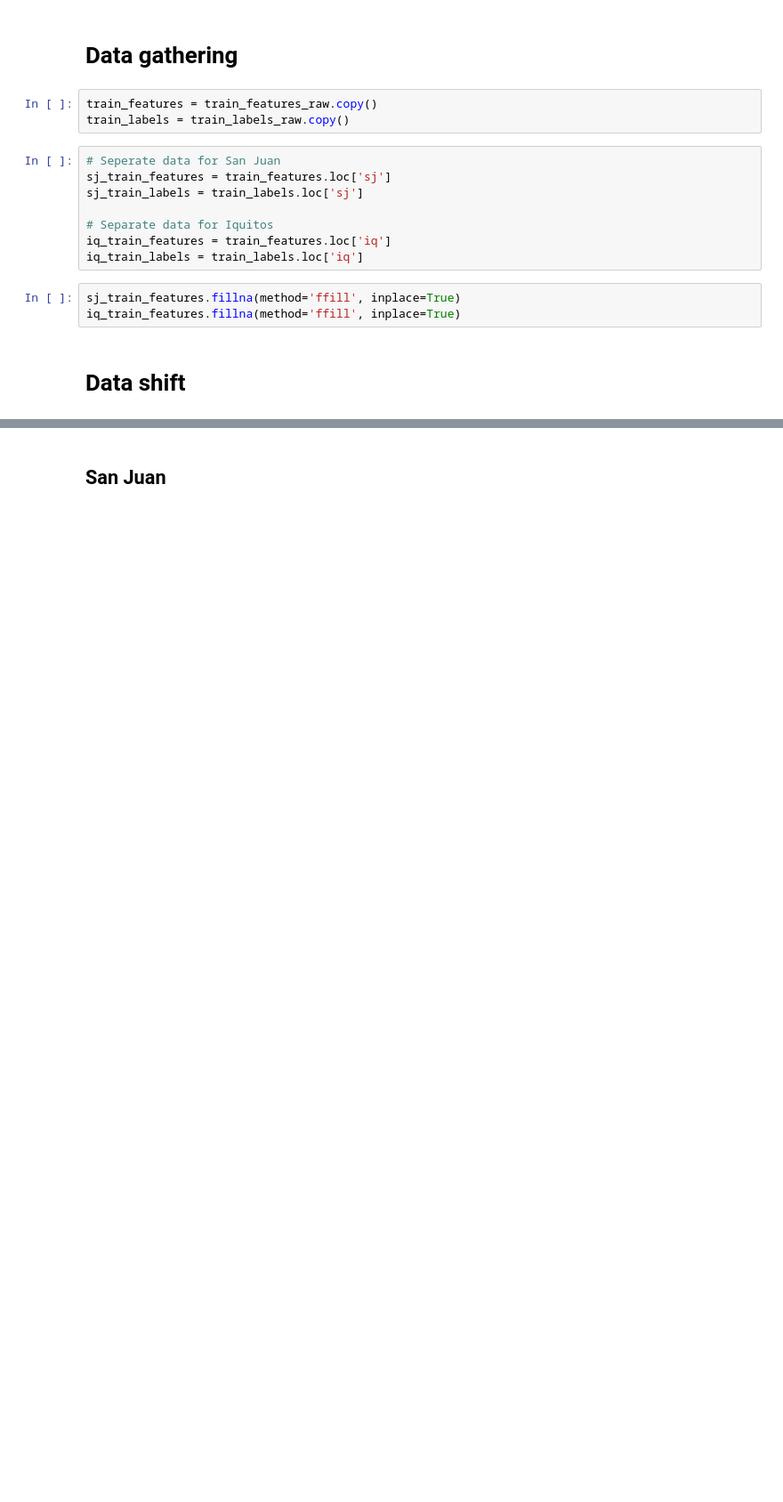
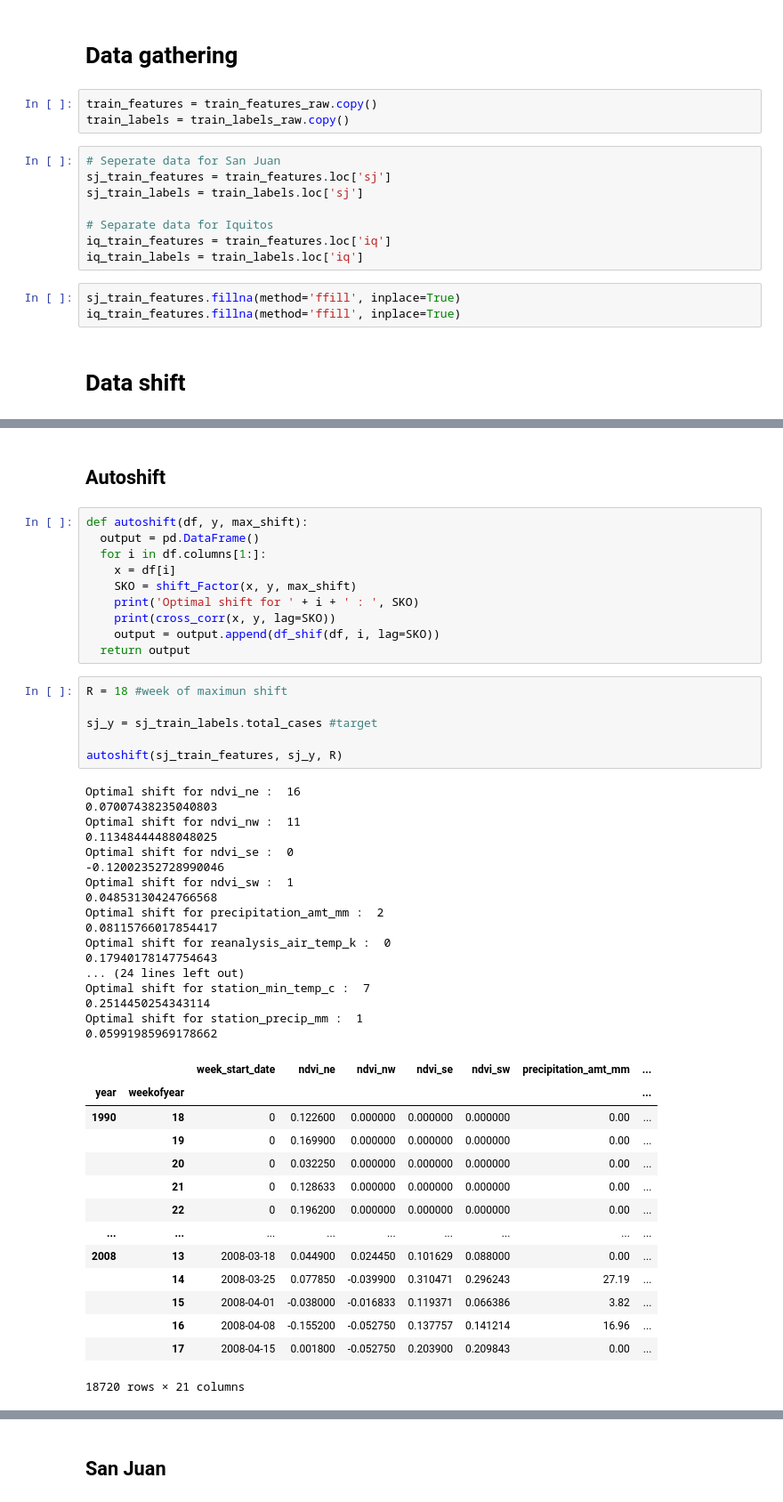
Before and after one commit to eduardez/Machine-Learning-ESI, a Jupyter notebook: Dengue_Task2_FINAL.ipynb, the cells around one changed output, grey strips where cells are left out. Shown: that part at 89% size. Cells and saved outputs as stored; diff of their text form; blank space fills up the shorter version.

```diff
--- a/Dengue_Task2_FINAL.ipynb
+++ b/Dengue_Task2_FINAL.ipynb
@@ -98,0 +106,50 @@ def df_shif_column(df, column, lag=0, replace=False):
+# %% [markdown]
+## Autoshift
+# %%
+def autoshift(df, y, max_shift):
+  output = pd.DataFrame()
+  for i in df.columns[1:]:
+    x = df[i]
+    SKO = shift_Factor(x, y, max_shift)
+    print('Optimal shift for ' + i + ' : ', SKO)
+    print(cross_corr(x, y, lag=SKO))
+    output = output.append(df_shif(df, i, lag=SKO))
+  return output
+# %%
+R = 18 #week of maximun shift
+
+sj_y = sj_train_labels.total_cases #target
+
+autoshift(sj_train_features, sj_y, R)
+# %% [output]
+Optimal shift for ndvi_ne :  16
+0.07007438235040803
+Optimal shift for ndvi_nw :  11
+0.11348444488048025
+Optimal shift for ndvi_se :  0
+-0.12002352728990046
+Optimal shift for ndvi_sw :  1
+0.04853130424766568
+Optimal shift for precipitation_amt_mm :  2
+0.08115766017854417
+Optimal shift for reanalysis_air_temp_k :  0
+0.17940178147754643
+... (24 lines left out)
+Optimal shift for station_min_temp_c :  7
+0.2514450254343114
+Optimal shift for station_precip_mm :  1
+0.05991985969178662
+|  |  | week_start_date | ndvi_ne | ndvi_nw | ndvi_se | ndvi_sw | precipitation_amt_mm | ... |
+| year | weekofyear |  |  |  |  |  |  | ... |
+| 1990 | 18 | 0 | 0.122600 | 0.000000 | 0.000000 | 0.000000 | 0.00 | ... |
+|  | 19 | 0 | 0.169900 | 0.000000 | 0.000000 | 0.000000 | 0.00 | ... |
+|  | 20 | 0 | 0.032250 | 0.000000 | 0.000000 | 0.000000 | 0.00 | ... |
+|  | 21 | 0 | 0.128633 | 0.000000 | 0.000000 | 0.000000 | 0.00 | ... |
+|  | 22 | 0 | 0.196200 | 0.000000 | 0.000000 | 0.000000 | 0.00 | ... |
+| ... | ... | ... | ... | ... | ... | ... | ... | ... |
+| 2008 | 13 | 2008-03-18 | 0.044900 | 0.024450 | 0.101629 | 0.088000 | 0.00 | ... |
+|  | 14 | 2008-03-25 | 0.077850 | -0.039900 | 0.310471 | 0.296243 | 27.19 | ... |
+|  | 15 | 2008-04-01 | -0.038000 | -0.016833 | 0.119371 | 0.066386 | 3.82 | ... |
+|  | 16 | 2008-04-08 | -0.155200 | -0.052750 | 0.137757 | 0.141214 | 16.96 | ... |
+|  | 17 | 2008-04-15 | 0.001800 | -0.052750 | 0.203900 | 0.209843 | 0.00 | ... |
+18720 rows × 21 columns
```
Also changed, not shown: parts of 19 cells of this notebook.
